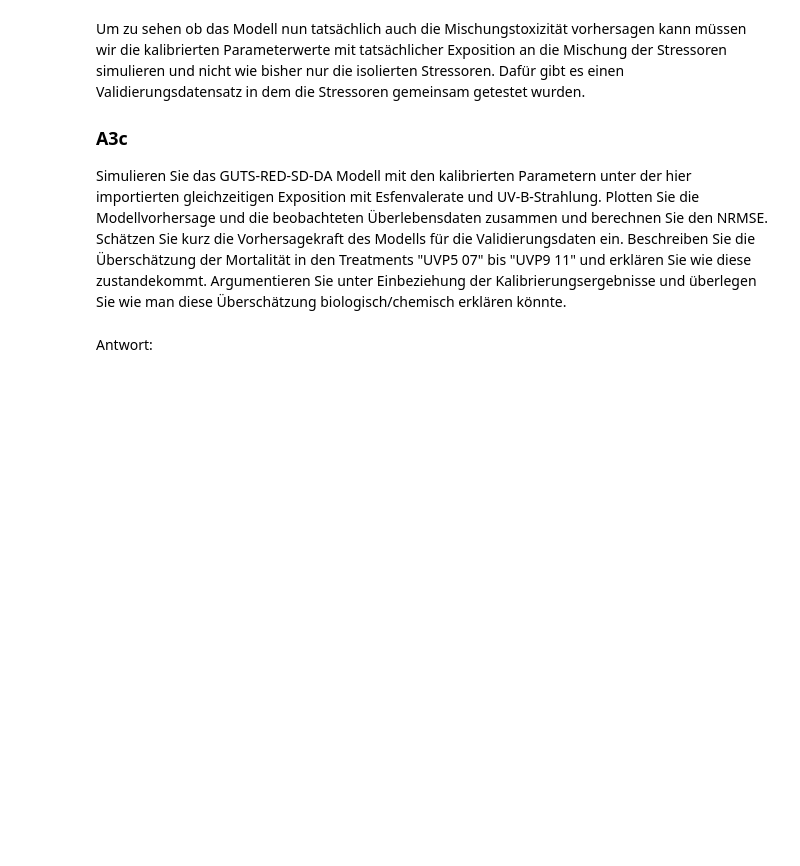
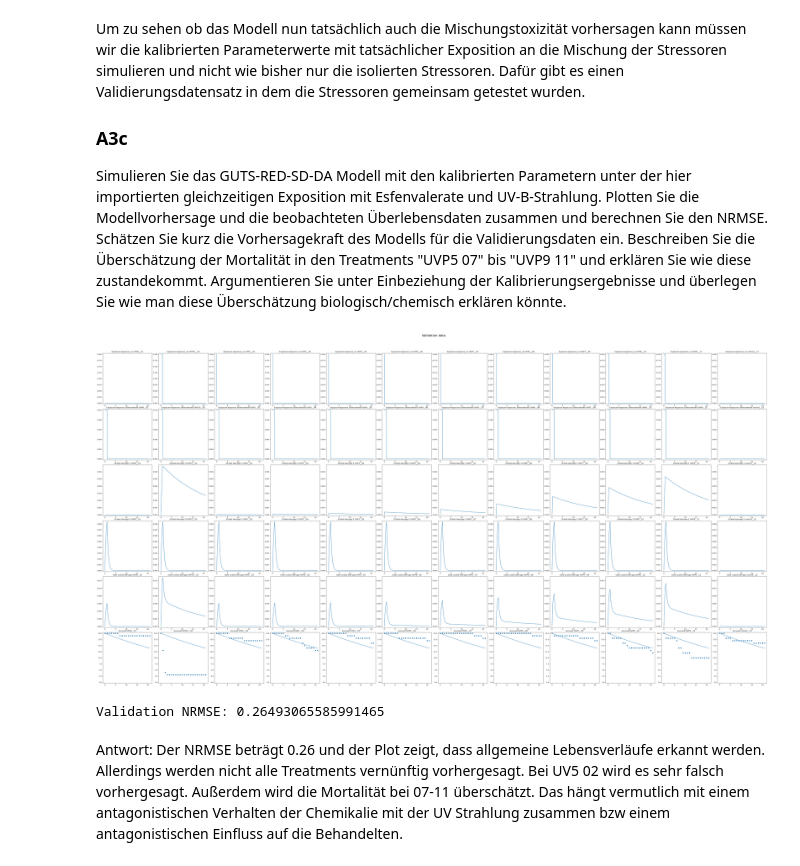
Before and after one commit to Quafax/Uni_Projects, a Jupyter notebook: src/Mechanistical_Effect_Modelling/homework_1/Übungsblatt1_MEM26.ipynb, the cells around one changed output. Drawn from its saved outputs; the diff is of its cells as text; code cells hidden in the pictures; blank space fills up the shorter version.

```diff
--- a/src/Mechanistical_Effect_Modelling/homework_1/Übungsblatt1_MEM26.ipynb
+++ b/src/Mechanistical_Effect_Modelling/homework_1/Übungsblatt1_MEM26.ipynb
@@ -440,3 +437,17 @@ Antwort:
 Kalibrieren Sie das GUTS-RED-SD-DA (Damage Addition) Modell an die gegebenen Daten mit Hilfe des Nelder-Mead-Simplex Algorithmus aus mempy. Schätzen Sie zunächst kurz den Fit des Modells an seine Trainingsdaten ein. Beschreiben Sie Unterschiede der Vorhersage für die Zeitreihen mit reiner Exposition mit UV-B-Strahlung zu Aufgabe 2.
 # %%
 # Lösung
+from mempy.model import RED_SD_DA
+import mempy.fit
+
+model_sd_da = RED_SD_DA(num_expos=num_expos_calibration_mix)
+fit_sd_da = mempy.fit.Fit()
+
+
+fit_sd_da.nelder_mead_simplex(
+    model=model_sd_da,
+    exposure_funcs=exposure_funcs_calibration_mix,
+    survival_data=survival_data_calibration_mix,
+    printres=True,
+    visualize=True
+)
@@ -458,5 +490,25 @@ exposure_funcs_validation_mix, survival_data_validation_mix, num_expos_validatio
 )
 # %%
 # Lösung
+from mempy.model import RED_SD_DA
+
+predictions = fit_sd_da.model.plot(
+    params=fit_sd_da.params,
+    exposure_funcs=exposure_funcs_validation_mix,
+    observed_data=survival_data_validation_mix,
+    suptitle="Validation data",
+    return_data=True,
+)
+
+nrmse_validation = fit_sd_da.model.nrmse(
+    params=fit_sd_da.params,
+    exposure_funcs=exposure_funcs_validation_mix,
+    survival_data=survival_data_validation_mix,
+)
+print("Validation NRMSE:", nrmse_validation)
+# %% [output]
+[figure, added]
+Validation NRMSE: 0.26493065585991465
 # %% [markdown]
 Antwort:
+Der NRMSE beträgt 0.26 und der Plot zeigt, dass allgemeine Lebensverläufe erkannt werden. Allerdings werden nicht alle Treatments vernünftig vorhergesagt. Bei UV5 02 wird es sehr falsch vorhergesagt. Außerdem wird die Mortalität bei  07-11 überschätzt. Das hängt vermutlich mit einem antagonistischen Verhalten der Chemikalie mit der UV Strahlung zusammen bzw einem antagonistischen Einfluss auf die Behandelten.
```
Also changed, not shown: parts of 4 cells of this notebook, 5 other files.
